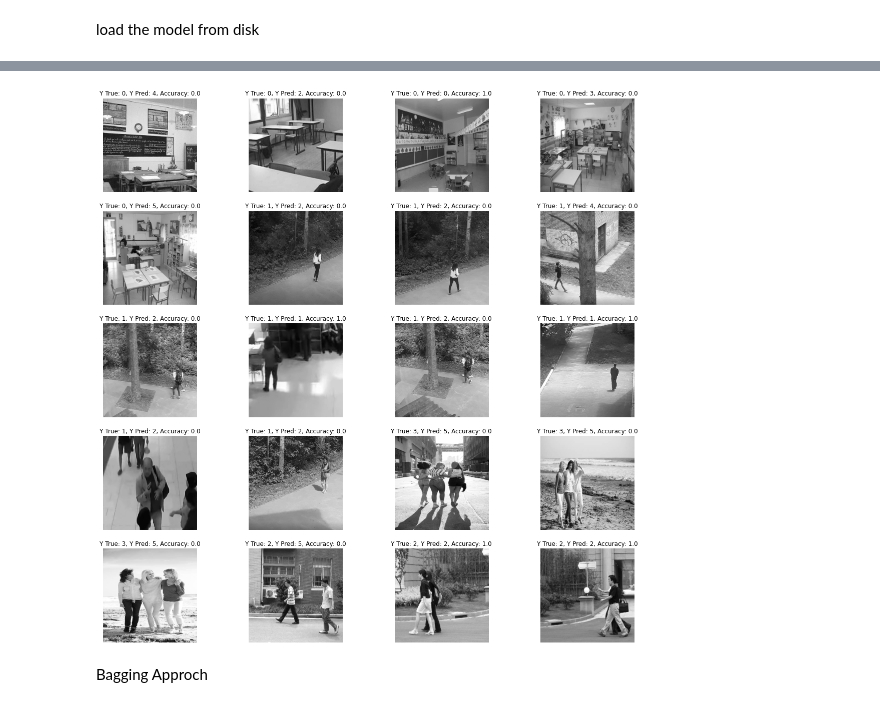
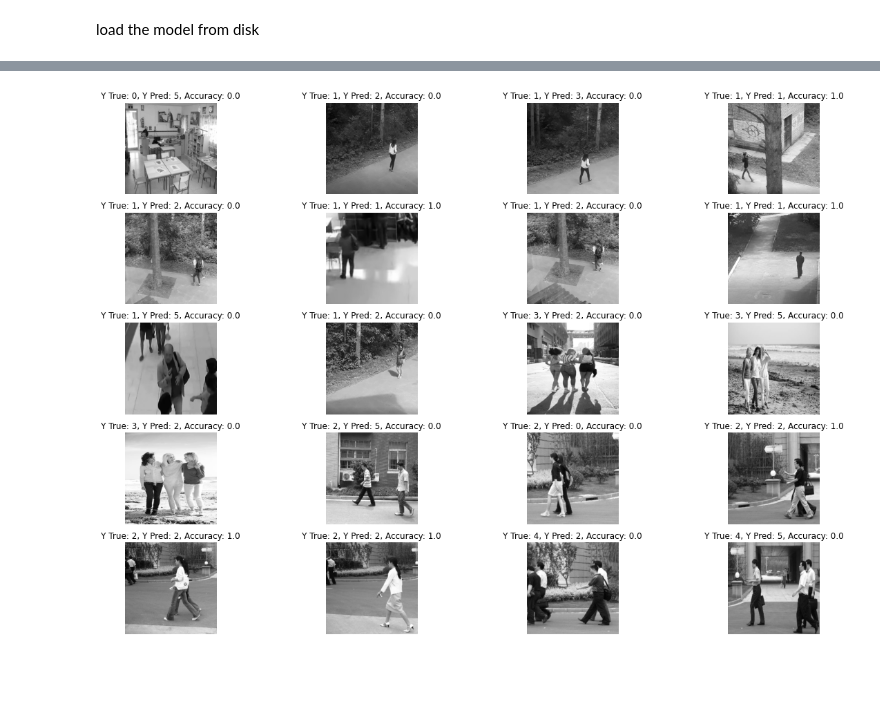
Before and after one commit to divyakumar95/HumanCount, a Jupyter notebook: MachineLearning-CA01.ipynb, the cells around one changed output, grey strips where cells are left out. Saved outputs shown, nothing was run; the diff lists cells and outputs as text; code cells hidden in the pictures; blank space fills up the shorter version.

```diff
--- a/MachineLearning-CA01.ipynb
+++ b/MachineLearning-CA01.ipynb
@@ -431,7 +434,7 @@ from sklearn.metrics import accuracy_score
 
 ImagePath = 'Data/test.csv'
 TestImage = pd.read_csv(ImagePath, header=0, index_col=False)
-model_name = '/Users/admin/DBS_Assisgnments/MachineLearning/Models/svm_Linear.pkl'
+model_name = '/Users/admin/DBS_Assisgnments/MachineLearning/Models/lr.pkl'
 
 TestImage['file'] = TestImage['file'].apply(lambda x: '/Users/admin/DBS_Assisgnments/MachineLearning/Data/Test/'+x )
 
@@ -439,7 +442,7 @@ TestImage['file'] = TestImage['file'].apply(lambda x: '/Users/admin/DBS_Assisgnm
 #X_test, y_test = testData(TestImage)
 plt.figure(figsize=(20,20))
 b = 10
-for i in range(20):
+for i in range(4,24):
     #creating hog features
     a = []
     #print(TestImage.iloc[i].tolist()[0])
@@ -450,7 +453,7 @@ for i in range(20):
     #result = loaded_model.score(X_test, y_pred)
     y_pred = loaded_model.predict(X_test)
     acc = accuracy_score(y_test, y_pred) # compute accuracy
-    plt.subplot(5,4,i+1)
+    plt.subplot(7,4,i+1)
     plt.imshow(img, cmap="gray")
     plt.title('Y True: '+str(y_test[0])+', '+'Y Pred: '+str(y_pred[0]) +', '+'Accuracy: '+str(acc))
     plt.axis('off')
@@ -459,3 +461 @@ libpng warning: iCCP: known incorrect sRGB profile
-[figure, old version]
+[figure, new version]
-# %% [markdown]
-Bagging Approch
```
Also changed, not shown: parts of 2 cells of this notebook.
